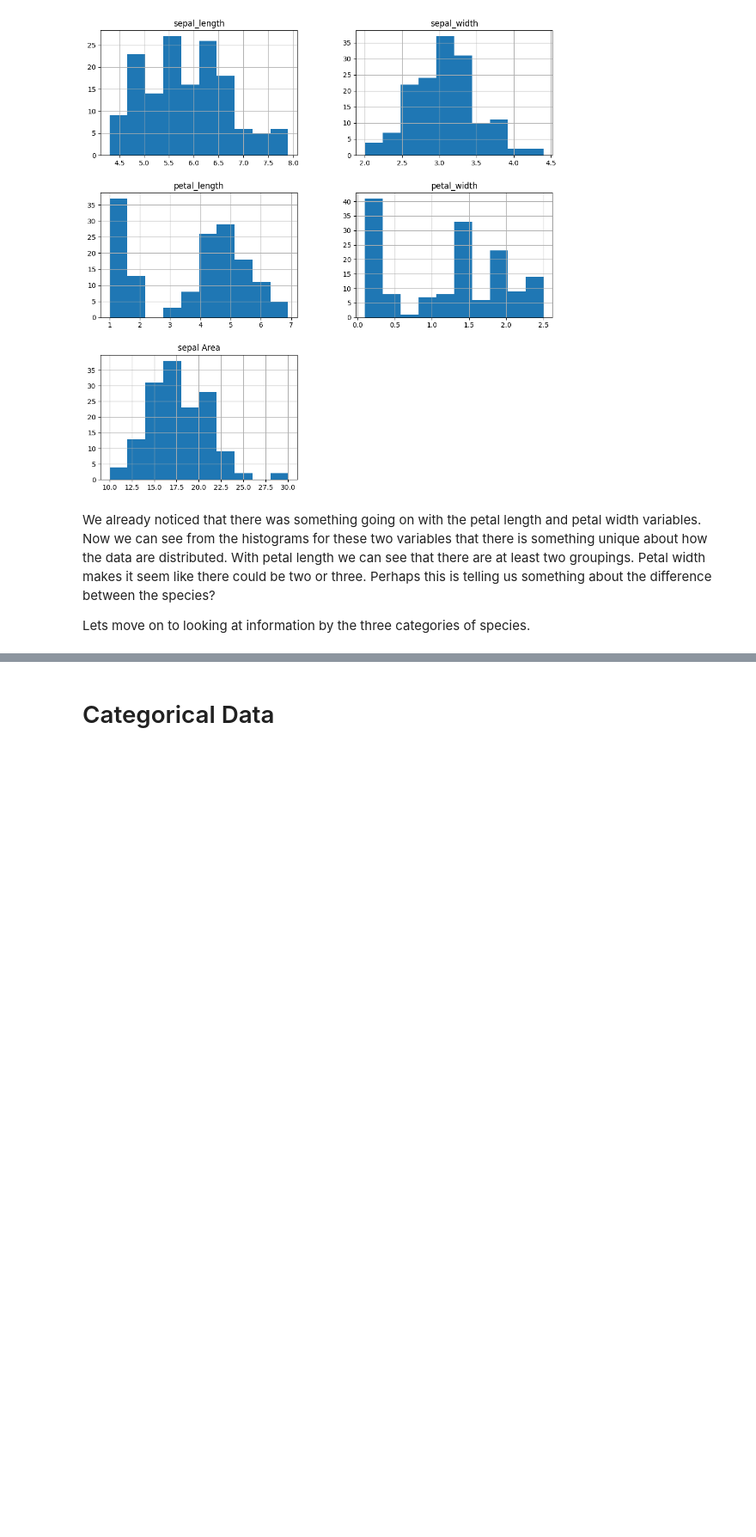
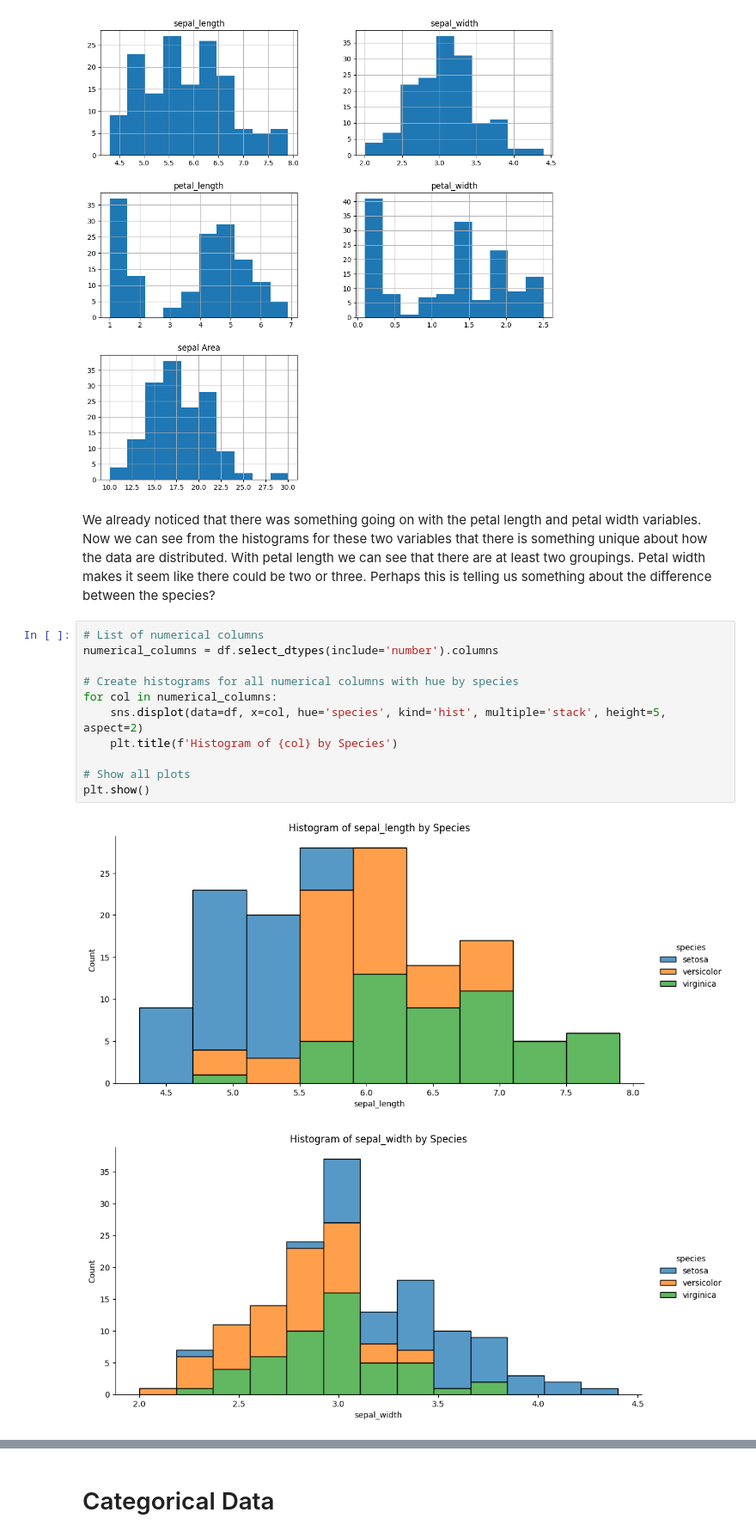
Before and after one commit to drpafowler/datafun-04-jupyter, a Jupyter notebook: philip_eda.ipynb, the cells around one changed output, grey strips where cells are left out. Shown at 86% size. Cells and saved outputs as stored; diff of their text form; blank space fills up the shorter version.

```diff
--- a/philip_eda.ipynb
+++ b/philip_eda.ipynb
@@ -111,5 +111,17 @@ plt.show()
 [figure]
 # %% [markdown]
 We already noticed that there was something going on with the petal length and petal width variables.  Now we can see from the histograms for these two variables that there is something unique about how the data are distributed.  With petal length we can see that there are at least two groupings.  Petal width makes it seem like there could be two or three.  Perhaps this is telling us something about the difference between the species?
-
-Lets move on to looking at information by the three categories of species.
+# %%
+# List of numerical columns
+numerical_columns = df.select_dtypes(include='number').columns
+
+# Create histograms for all numerical columns with hue by species
+for col in numerical_columns:
+    sns.displot(data=df, x=col, hue='species', kind='hist', multiple='stack', height=5, aspect=2)
+    plt.title(f'Histogram of {col} by Species')
+
+# Show all plots
+plt.show()
+# %% [output]
+[figure, added]
+[figure, added]
```
Also changed, not shown: parts of 3 cells of this notebook.
